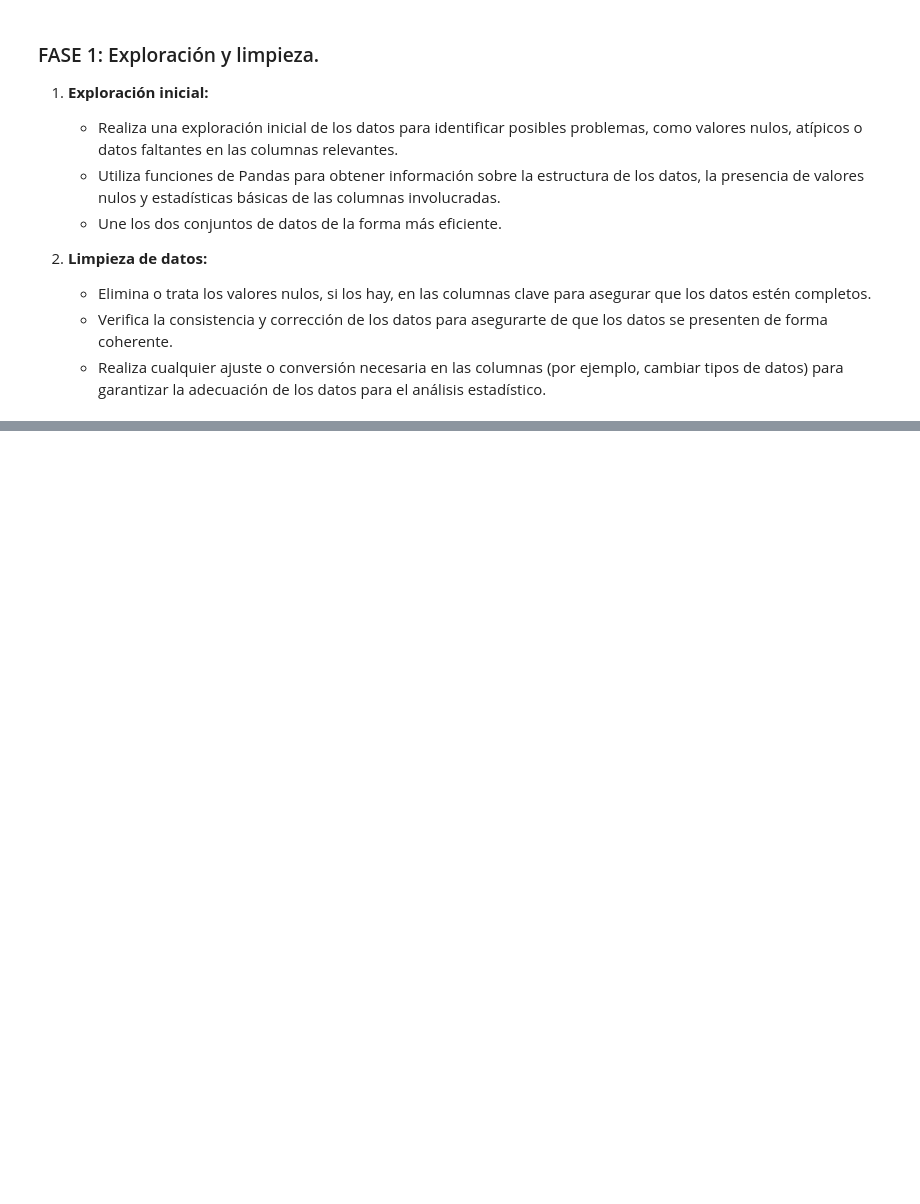
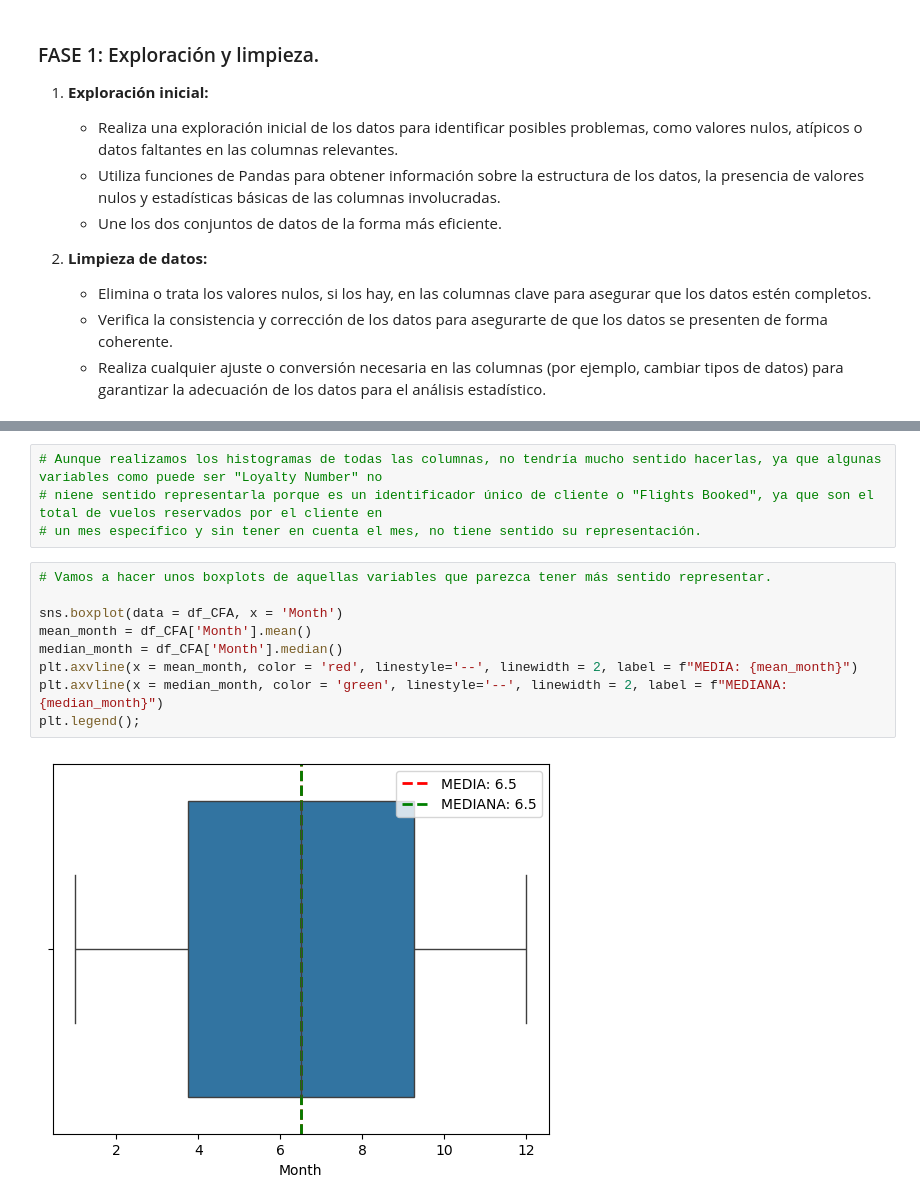
Before and after one commit to Adalab/bda-modulo-3-evaluacion-final-MPNimo, a Jupyter notebook: evaluacion-final-modulo3.ipynb, the cells around one changed output, grey strips where cells are left out. Cells and saved outputs as stored; diff of their text form; blank space fills up the shorter version.

```diff
--- a/evaluacion-final-modulo3.ipynb
+++ b/evaluacion-final-modulo3.ipynb
@@ -51,0 +172,15 @@ display(df_CLH.head(2))
+# %%
+# Aunque realizamos los histogramas de todas las columnas, no tendría mucho sentido hacerlas, ya que algunas variables como puede ser "Loyalty Number" no
+# niene sentido representarla porque es un identificador único de cliente o "Flights Booked", ya que son el total de vuelos reservados por el cliente en
+# un mes específico y sin tener en cuenta el mes, no tiene sentido su representación.
+# %%
+# Vamos a hacer unos boxplots de aquellas variables que parezca tener más sentido representar.
+
+sns.boxplot(data = df_CFA, x = 'Month')
+mean_month = df_CFA['Month'].mean()
+median_month = df_CFA['Month'].median()
+plt.axvline(x = mean_month, color = 'red', linestyle='--', linewidth = 2, label = f"MEDIA: {mean_month}")
+plt.axvline(x = median_month, color = 'green', linestyle='--', linewidth = 2, label = f"MEDIANA: {median_month}")
+plt.legend();
+# %% [output]
+[figure, added]
```
Also changed, not shown: parts of 23 cells of this notebook.
